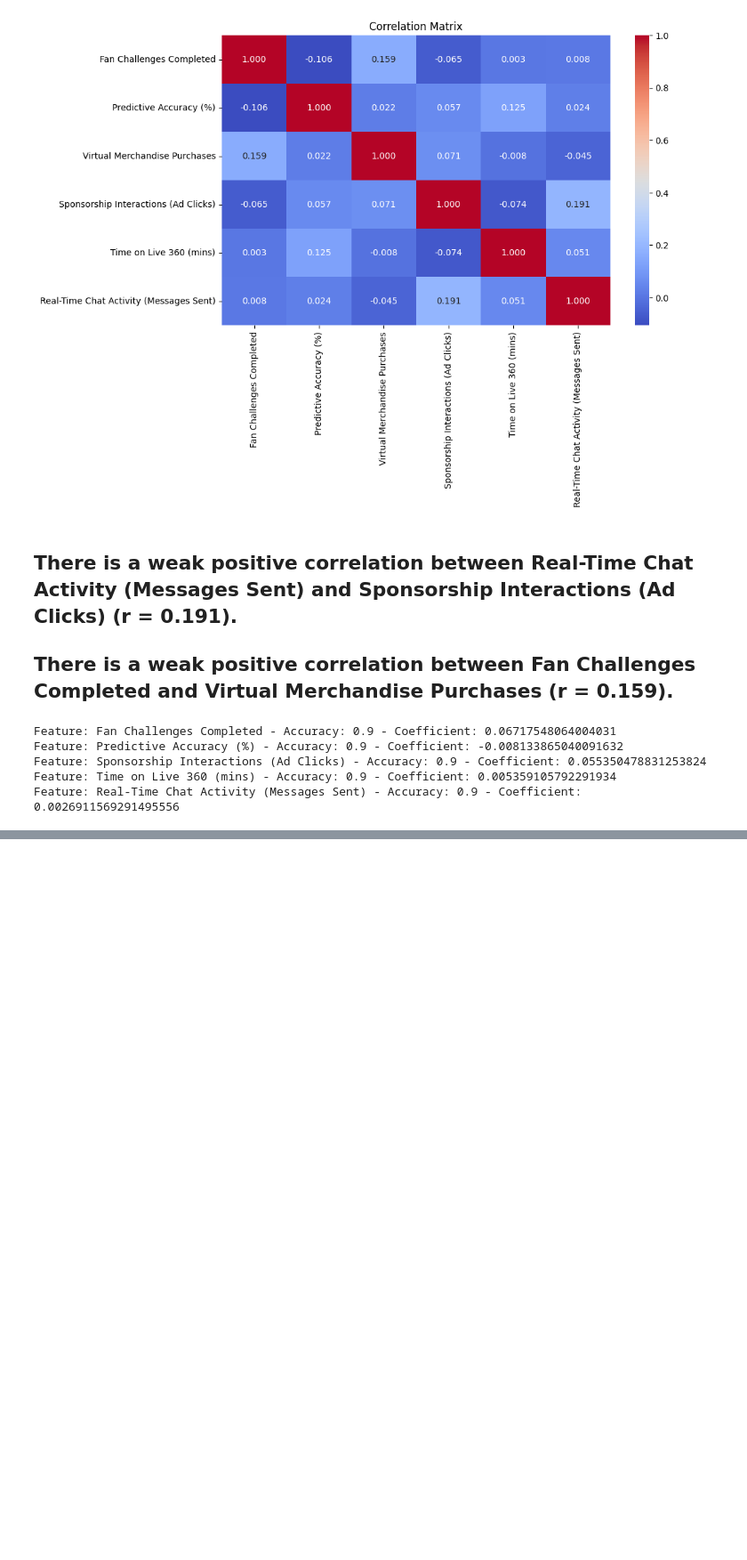
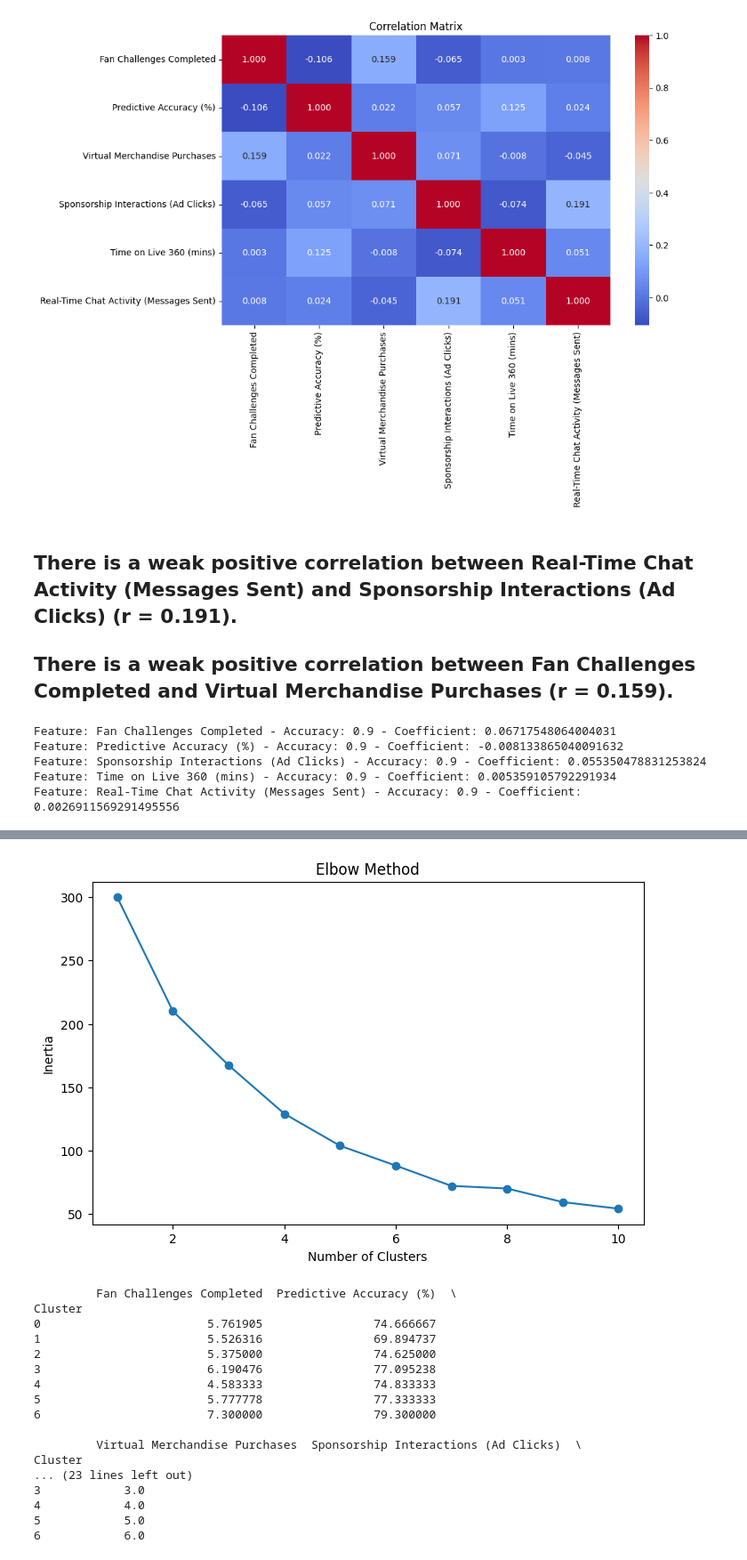
Before and after one commit to shangjia35/xtern2025-ds, a Jupyter notebook: VeloCityX-analysis.ipynb, the cells around one changed output, grey strips where cells are left out. Shown: that part at 89% size. Cells and saved outputs as stored; diff of their text form; code cells hidden in the pictures; blank space fills up the shorter version.

```diff
--- a/VeloCityX-analysis.ipynb
+++ b/VeloCityX-analysis.ipynb
@@ -135,0 +138,23 @@ Name: Virtual Merchandise Purchases, dtype: float64
+# %%
+# Classification - Logistic Regression
+# Target variable is 'Sponsorship Interactions (Ad Clicks)'
+for col in df.columns:
+    if col != 'User ID' and col != 'Sponsorship Interactions (Ad Clicks)':
+        # Define feature and target variable
+        X = df[[col]]
+        y = df['Sponsorship Interactions (Ad Clicks)'] > 0  # Convert purchases to binary outcome (purchase or no purchase)
+
+        # Train-test split
+        X_train, X_test, y_train, y_test = train_test_split(X, y, test_size=0.2, random_state=42)
+
+        # Fit logistic regression model
+        model = LogisticRegression()
+        model.fit(X_train, y_train)
+
+        # Evaluate the model
+        y_pred = model.predict(X_test)
+
+        # Get the feature coefficient
+        coefficient = model.coef_[0][0]
+
+        print(f"Feature: {col} - Accuracy: {model.score(X_test, y_test)} - Coefficient: {coefficient}")
@@ -135,0 +168,33 @@ Name: Virtual Merchandise Purchases, dtype: float64
+# %%
+# Clustering
+# Standardize the data directly tied to user engagement during race events
+scaler = StandardScaler()
+scaled_features = scaler.fit_transform(df[['Time on Live 360 (mins)', 'Real-Time Chat Activity (Messages Sent)', 'Sponsorship Interactions (Ad Clicks)']])
+
+elbow_method(scaled_features)
+
+# Apply K-Means clustering
+kmeans = KMeans(n_clusters=7, random_state=42)
+df['Cluster'] = kmeans.fit_predict(scaled_features)
+
+# Compare the clusters
+print(df.groupby('Cluster')[[col for col in df.columns if col != 'User ID']].mean())
+# %% [output]
+[figure, added]
+         Fan Challenges Completed  Predictive Accuracy (%)  \
+Cluster
+0                        5.761905                74.666667
+1                        5.526316                69.894737
+2                        5.375000                74.625000
+3                        6.190476                77.095238
+4                        4.583333                74.833333
+5                        5.777778                77.333333
+6                        7.300000                79.300000
+
+         Virtual Merchandise Purchases  Sponsorship Interactions (Ad Clicks)  \
+Cluster
+... (23 lines left out)
+3            3.0
+4            4.0
+5            5.0
+6            6.0
```
Also changed, not shown: parts of 3 cells of this notebook.
